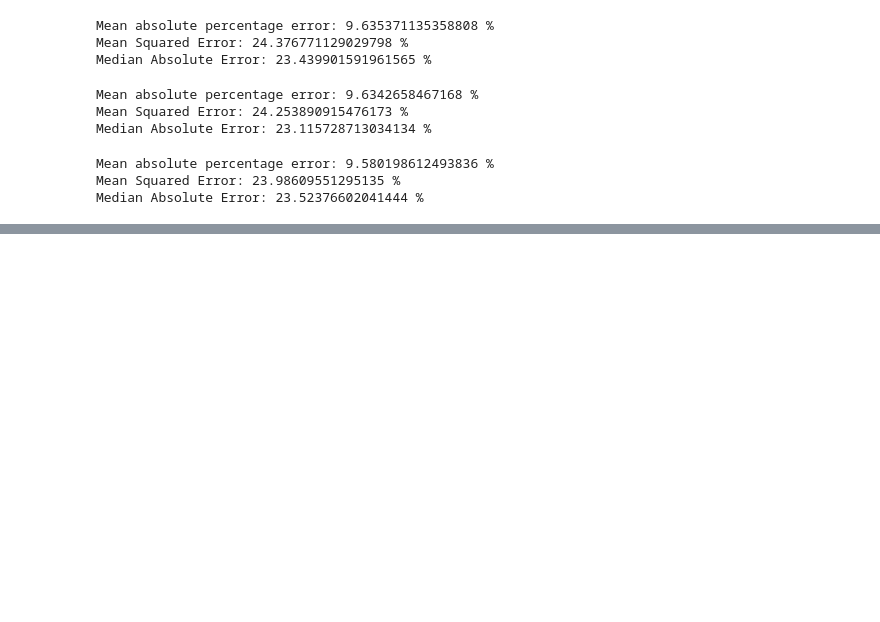
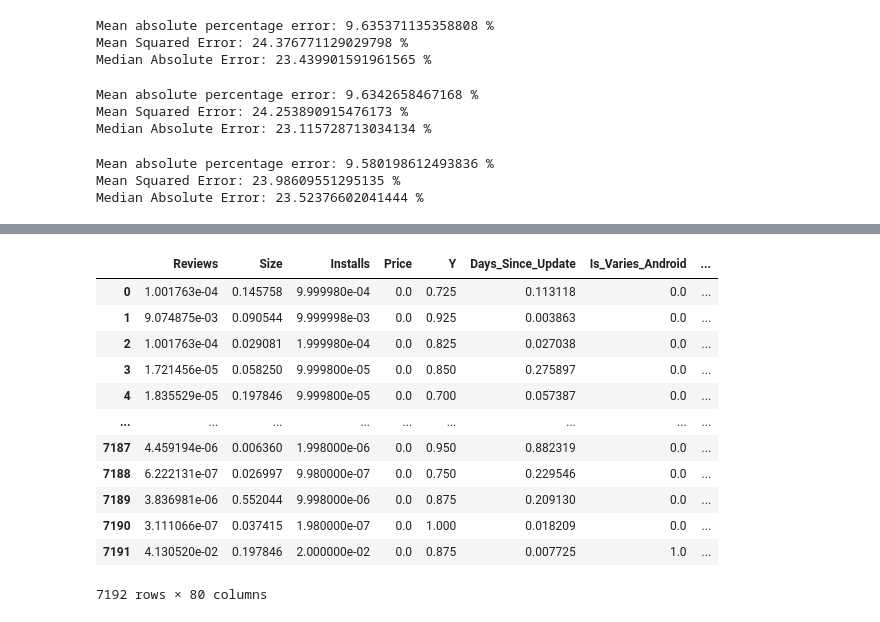
Before and after one commit to tob-git/App-Rating-Competition, a Jupyter notebook: sample.ipynb, the cells around one changed output, grey strips where cells are left out. Drawn from its saved outputs; the diff is of its cells as text; code cells hidden in the pictures; blank space fills up the shorter version.

```diff
--- a/sample.ipynb
+++ b/sample.ipynb
@@ -1092,0 +1092,24 @@ Median Absolute Error: 25.147344216445244 %
+# %%
+temp_df = df
+from sklearn.preprocessing import MinMaxScaler
+
+scaler = MinMaxScaler()
+scaled = scaler.fit_transform(temp_df)
+
+# Put it back into a DataFrame
+temp_df = pd.DataFrame(scaled, columns=temp_df.columns)
+temp_df
+# %% [output]
+|  | Reviews | Size | Installs | Price | Y | Days_Since_Update | Is_Varies_Android | ... |
+| 0 | 1.001763e-04 | 0.145758 | 9.999980e-04 | 0.0 | 0.725 | 0.113118 | 0.0 | ... |
+| 1 | 9.074875e-03 | 0.090544 | 9.999998e-03 | 0.0 | 0.925 | 0.003863 | 0.0 | ... |
+| 2 | 1.001763e-04 | 0.029081 | 1.999980e-04 | 0.0 | 0.825 | 0.027038 | 0.0 | ... |
+| 3 | 1.721456e-05 | 0.058250 | 9.999800e-05 | 0.0 | 0.850 | 0.275897 | 0.0 | ... |
+| 4 | 1.835529e-05 | 0.197846 | 9.999800e-05 | 0.0 | 0.700 | 0.057387 | 0.0 | ... |
+| ... | ... | ... | ... | ... | ... | ... | ... | ... |
+| 7187 | 4.459194e-06 | 0.006360 | 1.998000e-06 | 0.0 | 0.950 | 0.882319 | 0.0 | ... |
+| 7188 | 6.222131e-07 | 0.026997 | 9.980000e-07 | 0.0 | 0.750 | 0.229546 | 0.0 | ... |
+| 7189 | 3.836981e-06 | 0.552044 | 9.998000e-06 | 0.0 | 0.875 | 0.209130 | 0.0 | ... |
+| 7190 | 3.111066e-07 | 0.037415 | 1.980000e-07 | 0.0 | 1.000 | 0.018209 | 0.0 | ... |
+| 7191 | 4.130520e-02 | 0.197846 | 2.000000e-02 | 0.0 | 0.875 | 0.007725 | 1.0 | ... |
+7192 rows × 80 columns
```
Also changed, not shown: parts of 8 cells of this notebook.
